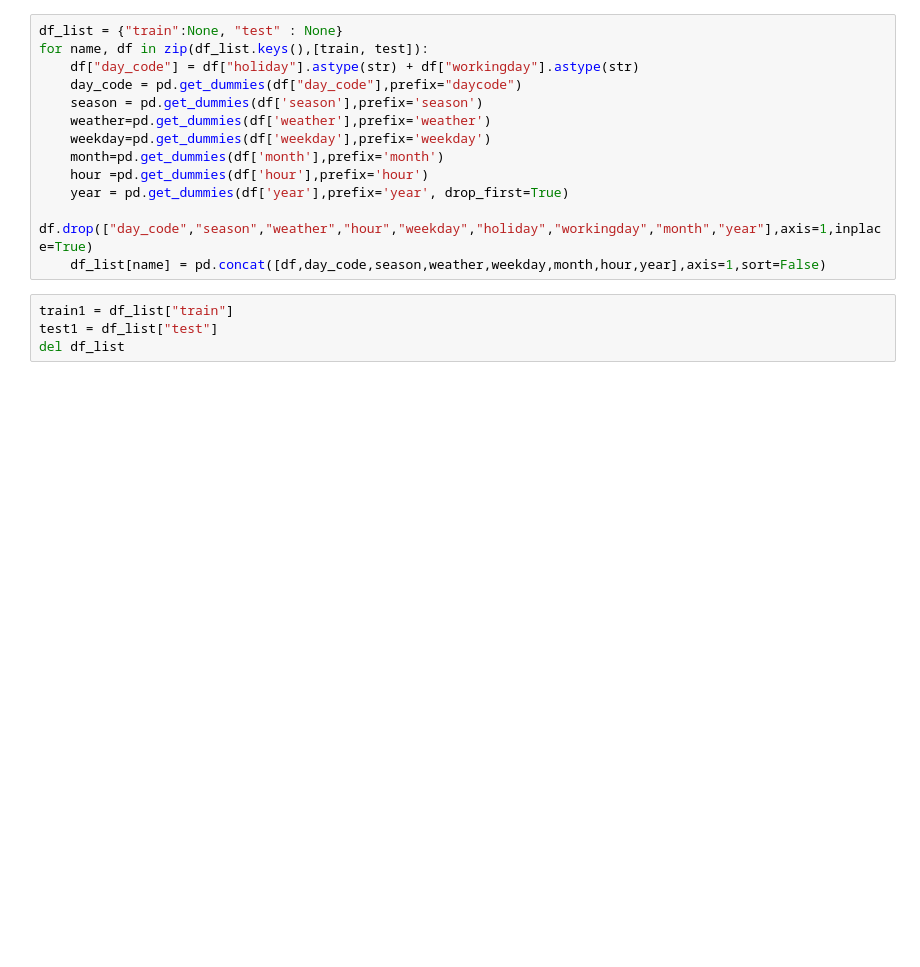
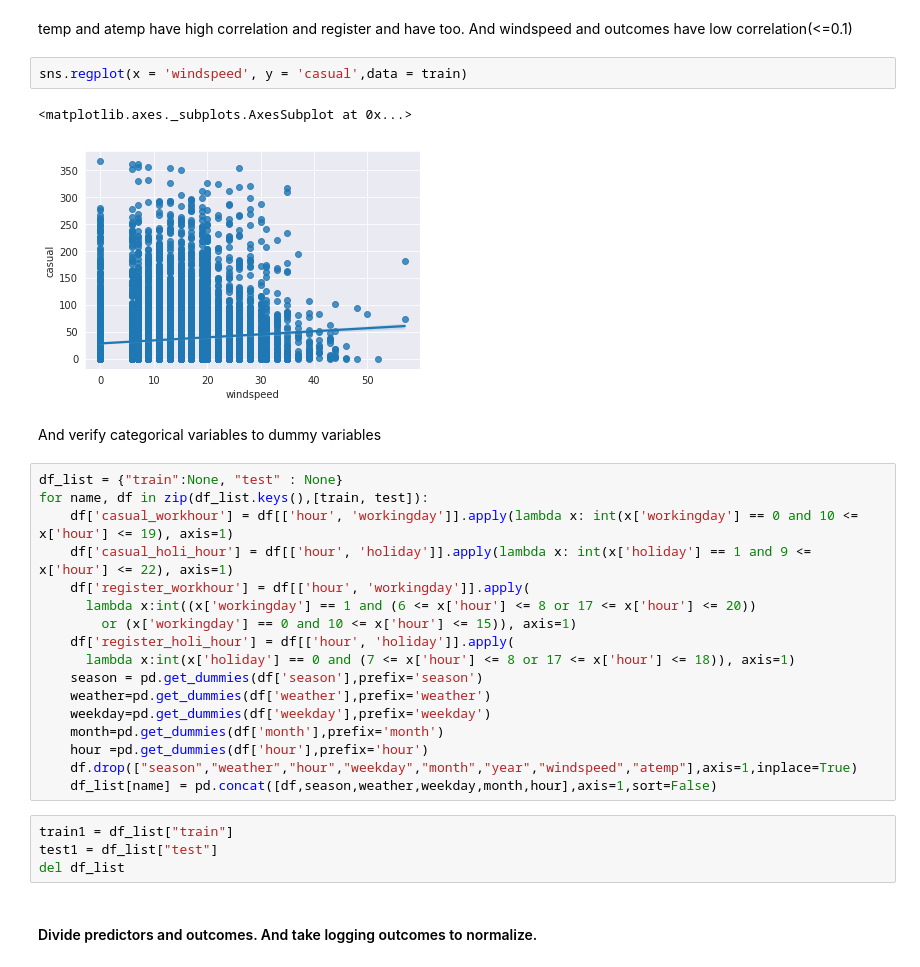
Before and after one commit to GyuYoungCho/machine_learning_Data_analysis, a Jupyter notebook: bike-demand.ipynb, the cells around one changed output. Saved outputs shown, nothing was run; the diff lists cells and outputs as text; blank space fills up the shorter version.

```diff
--- a/bike-demand.ipynb
+++ b/bike-demand.ipynb
@@ -21,17 +149,33 @@ for df in [train, test]:
+# %% [markdown]
+temp and atemp have high correlation and register and have too.
+And windspeed and outcomes have low correlation(<=0.1)
+# %%
+sns.regplot(x = 'windspeed', y = 'casual',data = train)
+# %% [output]
+<matplotlib.axes._subplots.AxesSubplot at 0x...>
+[figure, added]
+# %% [markdown]
+And verify categorical variables to dummy variables
 # %%
 df_list = {"train":None, "test" : None}
 for name, df in zip(df_list.keys(),[train, test]):
-    df["day_code"] = df["holiday"].astype(str) + df["workingday"].astype(str)
-    day_code = pd.get_dummies(df["day_code"],prefix="daycode")
+    df['casual_workhour'] = df[['hour', 'workingday']].apply(lambda x: int(x['workingday'] == 0 and 10 <= x['hour'] <= 19), axis=1)
+    df['casual_holi_hour'] = df[['hour', 'holiday']].apply(lambda x: int(x['holiday'] == 1 and 9 <= x['hour'] <= 22), axis=1)
+    df['register_workhour'] = df[['hour', 'workingday']].apply(
+      lambda x:int((x['workingday'] == 1 and (6 <= x['hour'] <= 8 or 17 <= x['hour'] <= 20))
+        or (x['workingday'] == 0 and 10 <= x['hour'] <= 15)), axis=1)
+    df['register_holi_hour'] = df[['hour', 'holiday']].apply(
+      lambda x:int(x['holiday'] == 0 and (7 <= x['hour'] <= 8 or 17 <= x['hour'] <= 18)), axis=1)
     season = pd.get_dummies(df['season'],prefix='season')
     weather=pd.get_dummies(df['weather'],prefix='weather')
     weekday=pd.get_dummies(df['weekday'],prefix='weekday')
     month=pd.get_dummies(df['month'],prefix='month')
     hour =pd.get_dummies(df['hour'],prefix='hour')
-    year = pd.get_dummies(df['year'],prefix='year', drop_first=True)
-    df.drop(["day_code","season","weather","hour","weekday","holiday","workingday","month","year"],axis=1,inplace=True)
-    df_list[name] = pd.concat([df,day_code,season,weather,weekday,month,hour,year],axis=1,sort=False)
+    df.drop(["season","weather","hour","weekday","month","year","windspeed","atemp"],axis=1,inplace=True)
+    df_list[name] = pd.concat([df,season,weather,weekday,month,hour],axis=1,sort=False)
 # %%
 train1 = df_list["train"]
 test1 = df_list["test"]
 del df_list
+# %% [markdown]
+#### Divide predictors and outcomes. And take logging outcomes to normalize.
```
Also changed, not shown: parts of 40 cells of this notebook.
